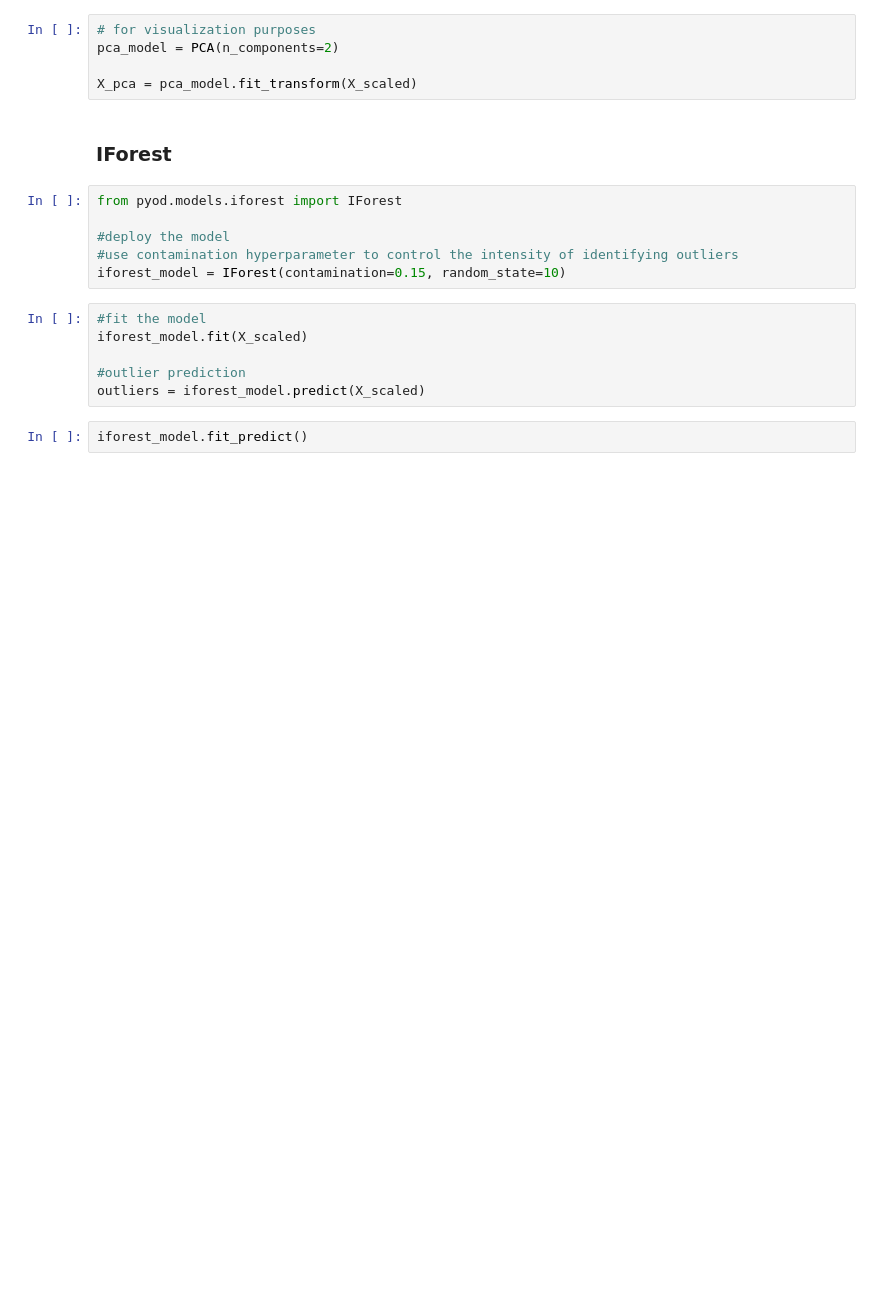
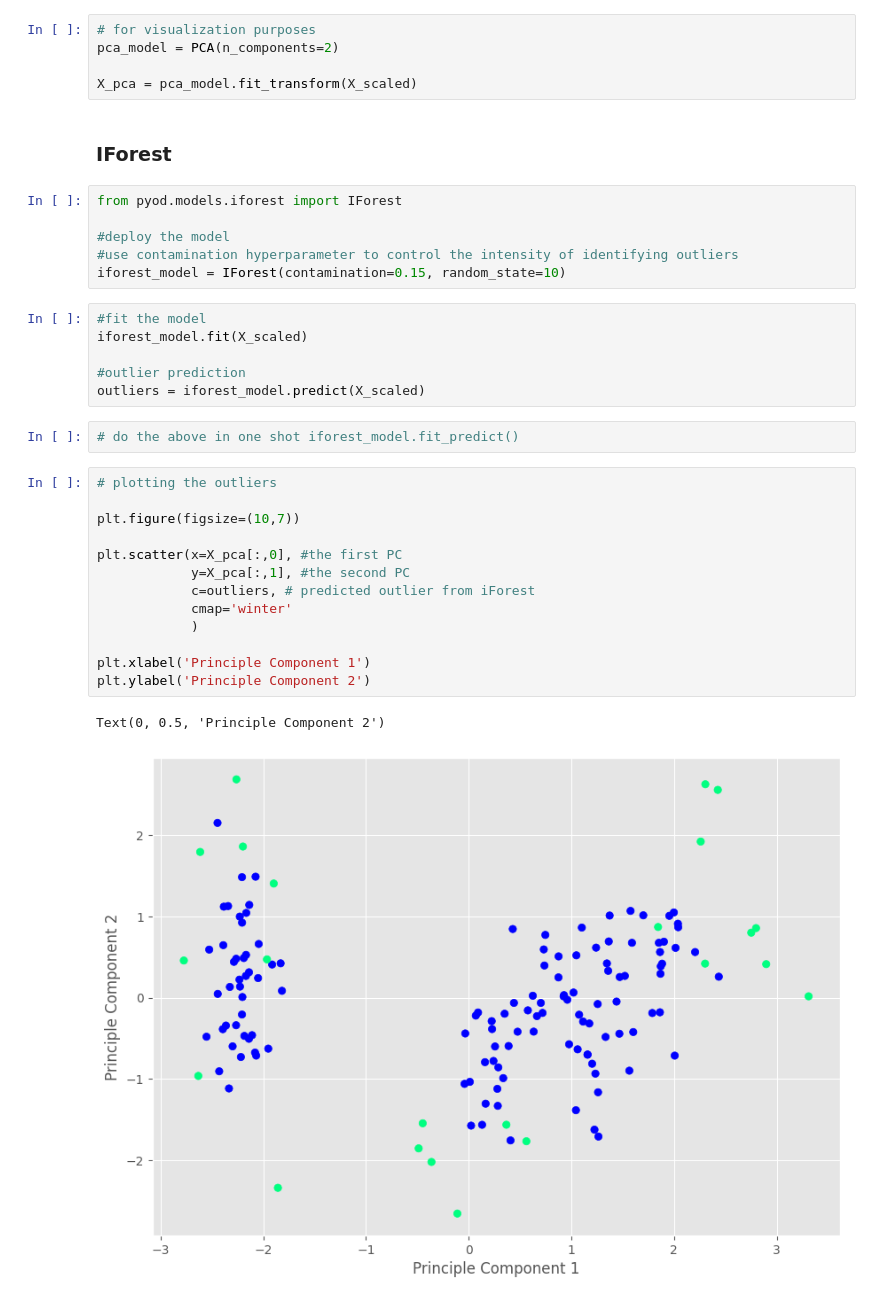
Before and after one commit to BasselD/ai-ml-training, a Jupyter notebook: 04_machine_learning/unsupervised_learning/unsupervised_outlier_detection.ipynb, the cells around one changed output. Saved outputs shown, nothing was run; the diff lists cells and outputs as text; blank space fills up the shorter version.

```diff
--- a/04_machine_learning/unsupervised_learning/unsupervised_outlier_detection.ipynb
+++ b/04_machine_learning/unsupervised_learning/unsupervised_outlier_detection.ipynb
@@ -217,5 +217,21 @@ iforest_model.fit(X_scaled)
 
 #outlier prediction
 outliers = iforest_model.predict(X_scaled)
-# %%
-iforest_model.fit_predict()
+# %%
+# do the above in one shot iforest_model.fit_predict()
+# %%
+# plotting the outliers
+
+plt.figure(figsize=(10,7))
+
+plt.scatter(x=X_pca[:,0], #the first PC
+            y=X_pca[:,1], #the second PC
+            c=outliers, # predicted outlier from iForest
+            cmap='winter'
+            )
+
+plt.xlabel('Principle Component 1')
+plt.ylabel('Principle Component 2')
+# %% [output]
+Text(0, 0.5, 'Principle Component 2')
+[figure, added]
```
Also changed, not shown: parts of 9 cells of this notebook, 5 other files.
